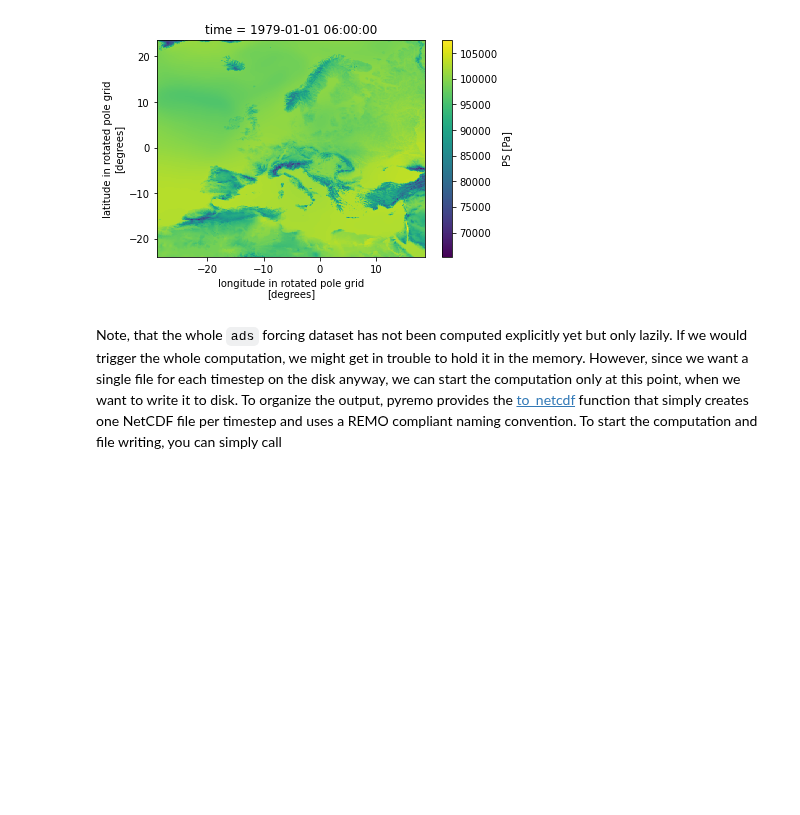
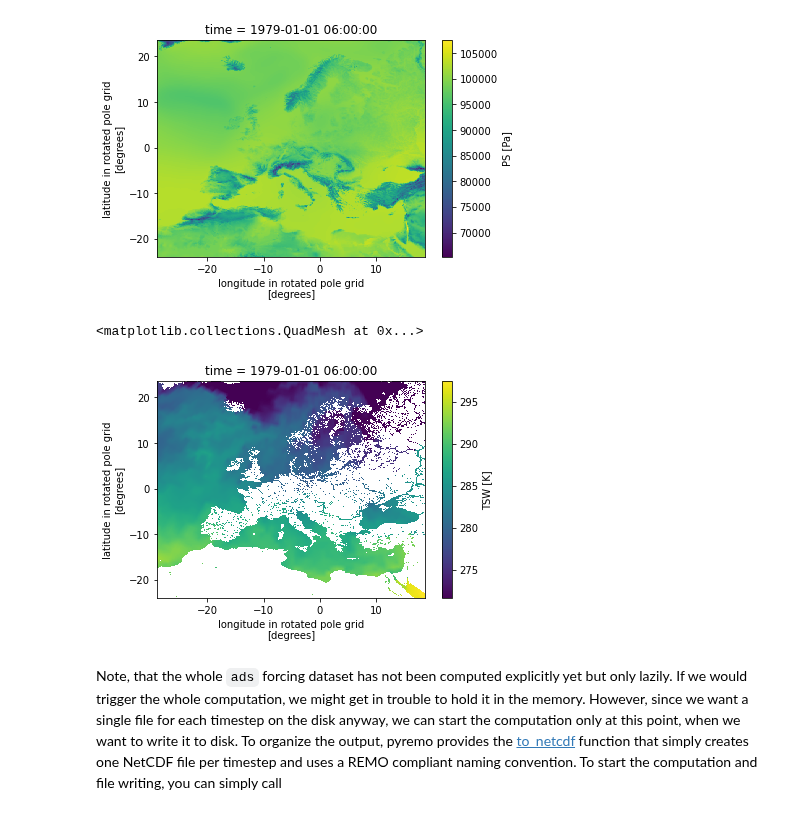
Before and after one commit to remo-rcm/pyremo, a Jupyter notebook: notebooks/preprocessing-cf.ipynb, the cells around one changed output. Saved outputs shown, nothing was run; the diff lists cells and outputs as text; code cells hidden in the pictures; blank space fills up the shorter version.

Commit message:
fixed sst interpolation for CMIP model preprocessing (#79)
* fixed sst interpolation for CMIP model preprocessing

* Update whats_new.rst

```diff
--- a/notebooks/preprocessing-cf.ipynb
+++ b/notebooks/preprocessing-cf.ipynb
@@ -116,7 +108,9 @@ tos_ds = open_mfdataset(tos_files)
 # %% [markdown]
 With the input data at hand, we can now create a global dataset that contains all neccessary input data for the dynamic preprocessing. We use the [gfile](https://pyremo.readthedocs.io/en/latest/generated/pyremo.preproc.gfile.html#pyremo.preproc.gfile) function here that will automatically check the input data and convert units if neccessary. If the SST dataset is given, it will also resample and regrid the SST to the atmospheric grid and a 6 hourly temporal resolution. In this example, we will only preprocess one month (`1979-01`).
 # %%
-gfile = pr.preproc.gfile(
+from pyremo import preproc
+
+gfile = preproc.gfile(
     datasets,
     tos=tos_ds.tos,
     time_range=slice("1979-01-01T06:00:00", "1979-02-01T00:00:00"),
@@ -252,6 +246,11 @@ ads_.PS.plot()
 # %% [output]
 <matplotlib.collections.QuadMesh at 0x...>
 [figure]
+# %%
+ads_.TSW.plot()
+# %% [output]
+<matplotlib.collections.QuadMesh at 0x...>
+[figure, added]
 # %% [markdown]
 Note, that the whole `ads` forcing dataset has not been computed explicitly yet but only lazily. If we would trigger the whole computation, we might get in trouble to hold it in the memory. However, since we want a single file for each timestep on the disk anyway, we can start the computation only at this point, when we want to write it to disk. To organize the output, pyremo provides the [to_netcdf](https://pyremo.readthedocs.io/en/latest/generated/pyremo.preproc.to_netcdf.html) function that simply creates one NetCDF file per timestep and uses a REMO compliant naming convention. To start the computation and file writing, you can simply call
 # %%
```
Also changed, not shown: parts of 6 cells of this notebook, 2 other files.
